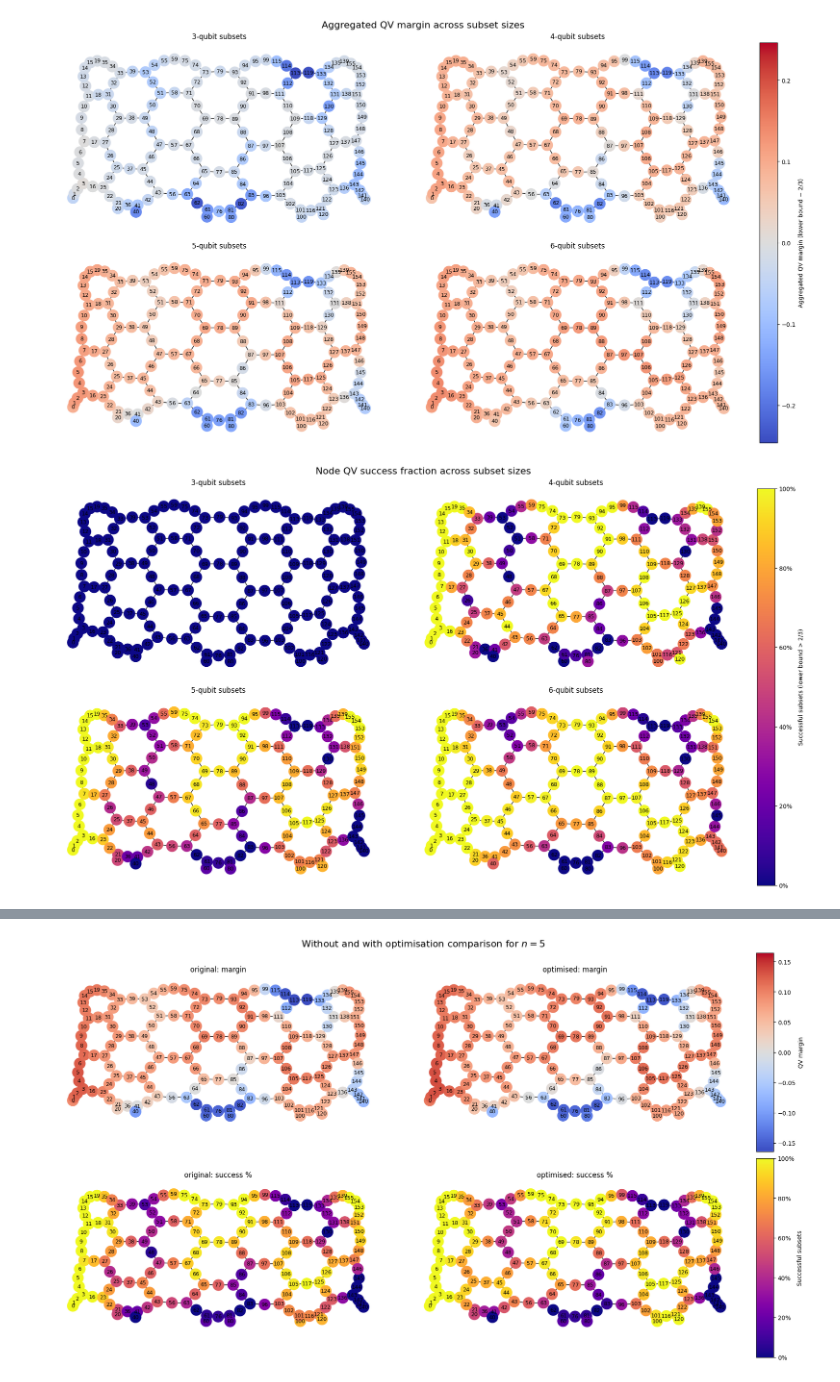
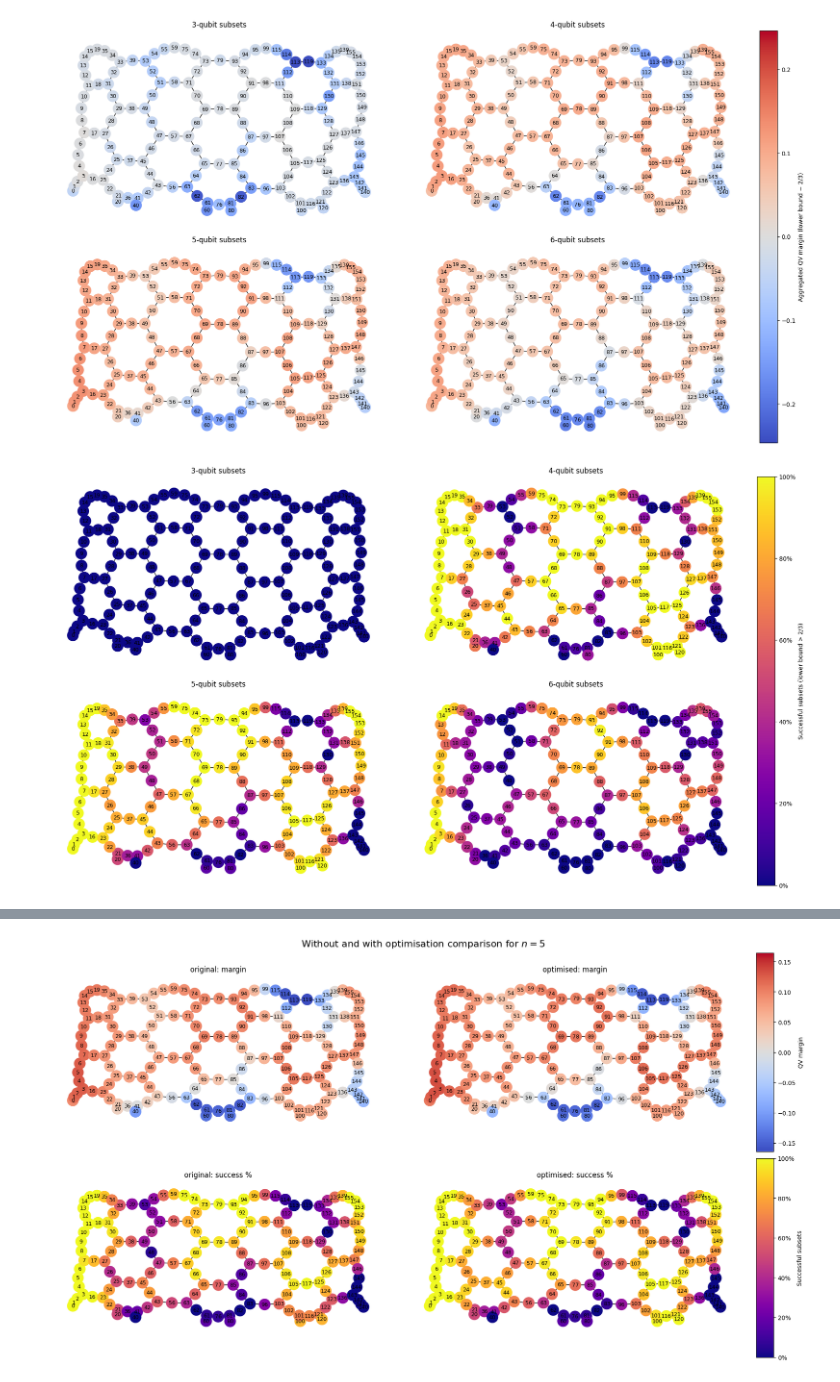
Before and after one commit to kenryhraval/Topology-Resolved-QV, a Jupyter notebook: 3_Analyze_Results.ipynb, the cells around one changed output, grey strips where cells are left out. Drawn from its saved outputs; the diff is of its cells as text; code cells hidden in the pictures.

```diff
--- a/3_Analyze_Results.ipynb
+++ b/3_Analyze_Results.ipynb
@@ -70,19 +92,19 @@ pos = graphviz_layout(G, prog="sfdp")
 
 dfs_by_q = {}
 for q in [3, 4, 5, 6]:
-    dfs_by_q[q] = pd.read_csv(f"results/ibm_marrakesh_qv_{q}_tuples.csv")
+    dfs_by_q[q] = pd.read_csv(f"results/ibm_marrakesh_qv_{q}_tuples_optimised.csv")
 
 plot_aggregated_qv_grid(G, pos, dfs_by_q)
 # %% [output]
-[figure, old version]
+[figure, new version]
 # %%
 dfs_by_q = {}
 for q in [3, 4, 5, 6]:
-    dfs_by_q[q] = pd.read_csv(f"results/ibm_marrakesh_qv_{q}_tuples.csv")
+    dfs_by_q[q] = pd.read_csv(f"results/ibm_marrakesh_qv_{q}_tuples_optimised.csv")
 
 plot_qv_success_fraction_grid(G, pos, dfs_by_q)
 # %% [output]
-[figure, old version]
+[figure, new version]
 # %%
 dfs_by_q = {}
 for q in [3, 4, 5, 6]:
```
Also changed, not shown: parts of 10 cells of this notebook, 43 other files.
